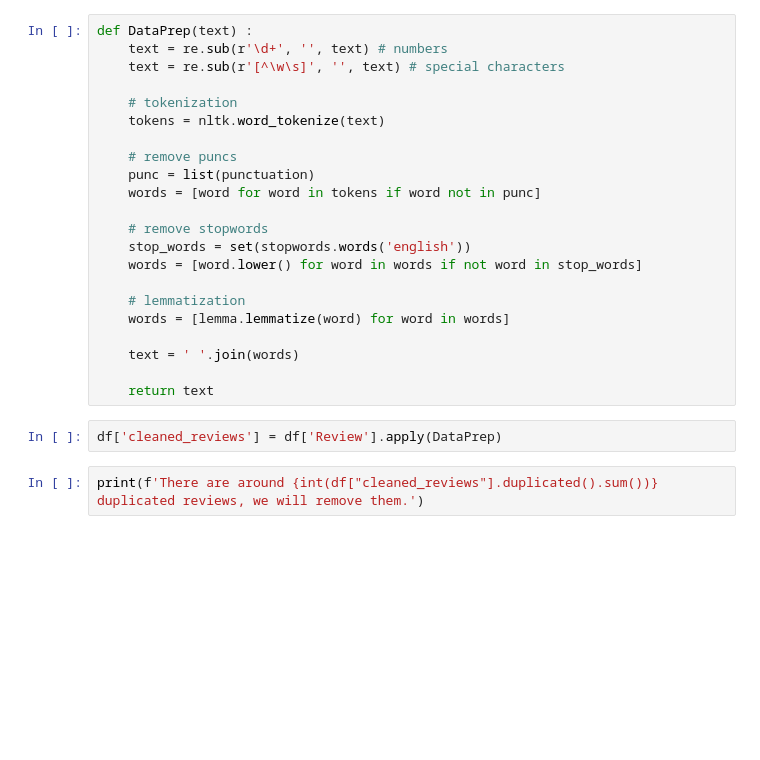
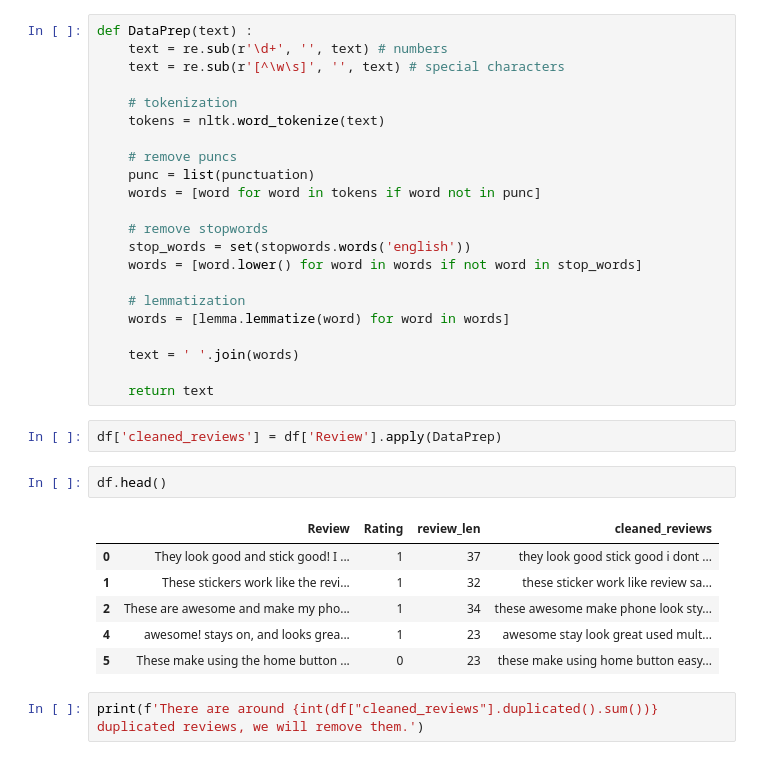
Before and after one commit to bakenq/ASAI, a Jupyter notebook: Notebooks/Sentiment_withRating.ipynb, the cells around one changed output. Drawn from its saved outputs; the diff is of its cells as text; blank space fills up the shorter version.

```diff
--- a/Notebooks/Sentiment_withRating.ipynb
+++ b/Notebooks/Sentiment_withRating.ipynb
@@ -194,6 +192,15 @@ def DataPrep(text) :
     return text
 # %%
 df['cleaned_reviews'] = df['Review'].apply(DataPrep)
+# %%
+df.head()
+# %% [output]
+|  | Review | Rating | review_len | cleaned_reviews |
+| 0 | They look good and stick good! I ... | 1 | 37 | they look good stick good i dont ... |
+| 1 | These stickers work like the revi... | 1 | 32 | these sticker work like review sa... |
+| 2 | These are awesome and make my pho... | 1 | 34 | these awesome make phone look sty... |
+| 4 | awesome! stays on, and looks grea... | 1 | 23 | awesome stay look great used mult... |
+| 5 | These make using the home button ... | 0 | 23 | these make using home button easy... |
 # %%
 print(f'There are around {int(df["cleaned_reviews"].duplicated().sum())} duplicated reviews, we will remove them.')
 # %% [output]
```
Also changed, not shown: parts of 3 cells of this notebook, 1 other file.
